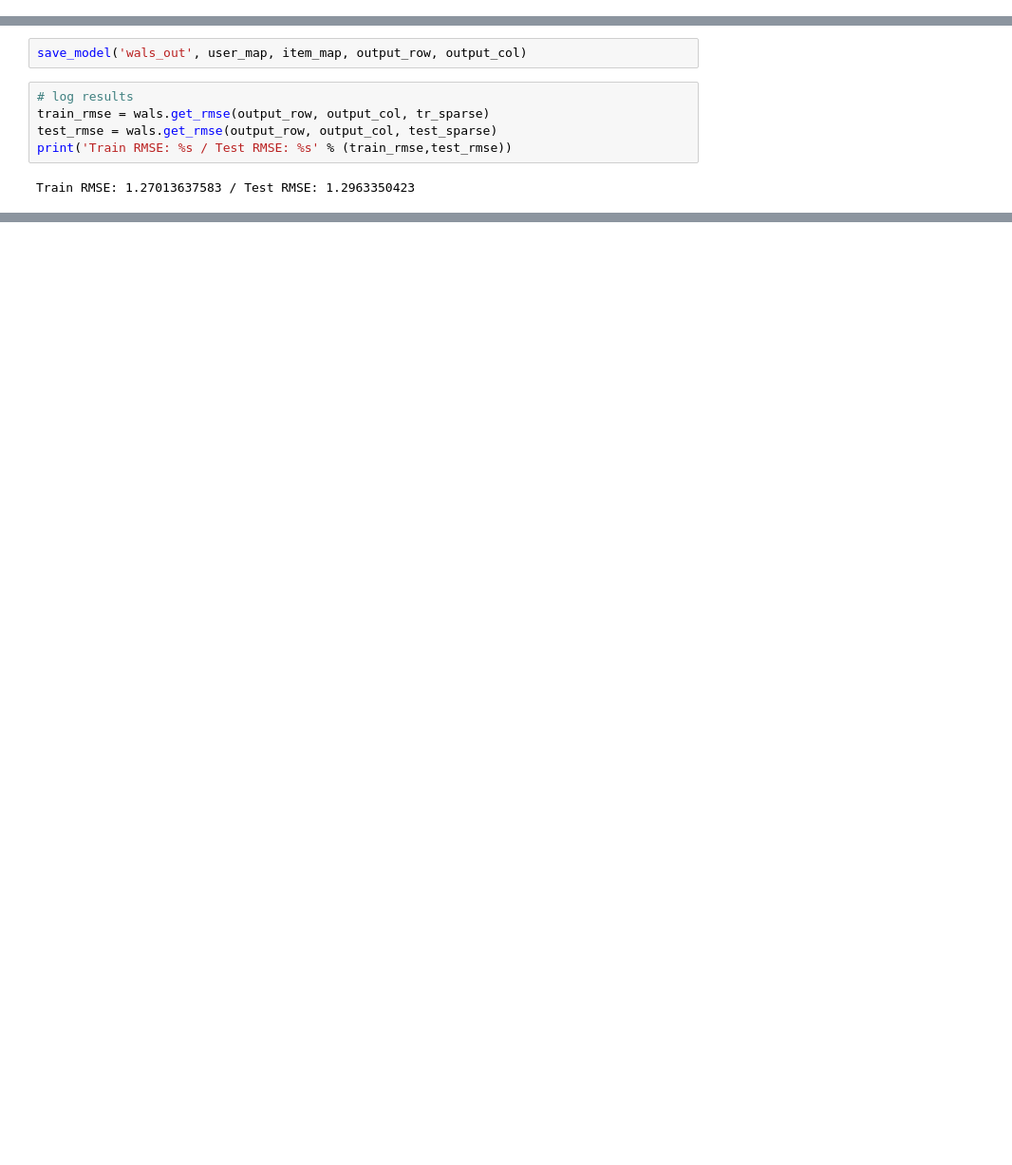
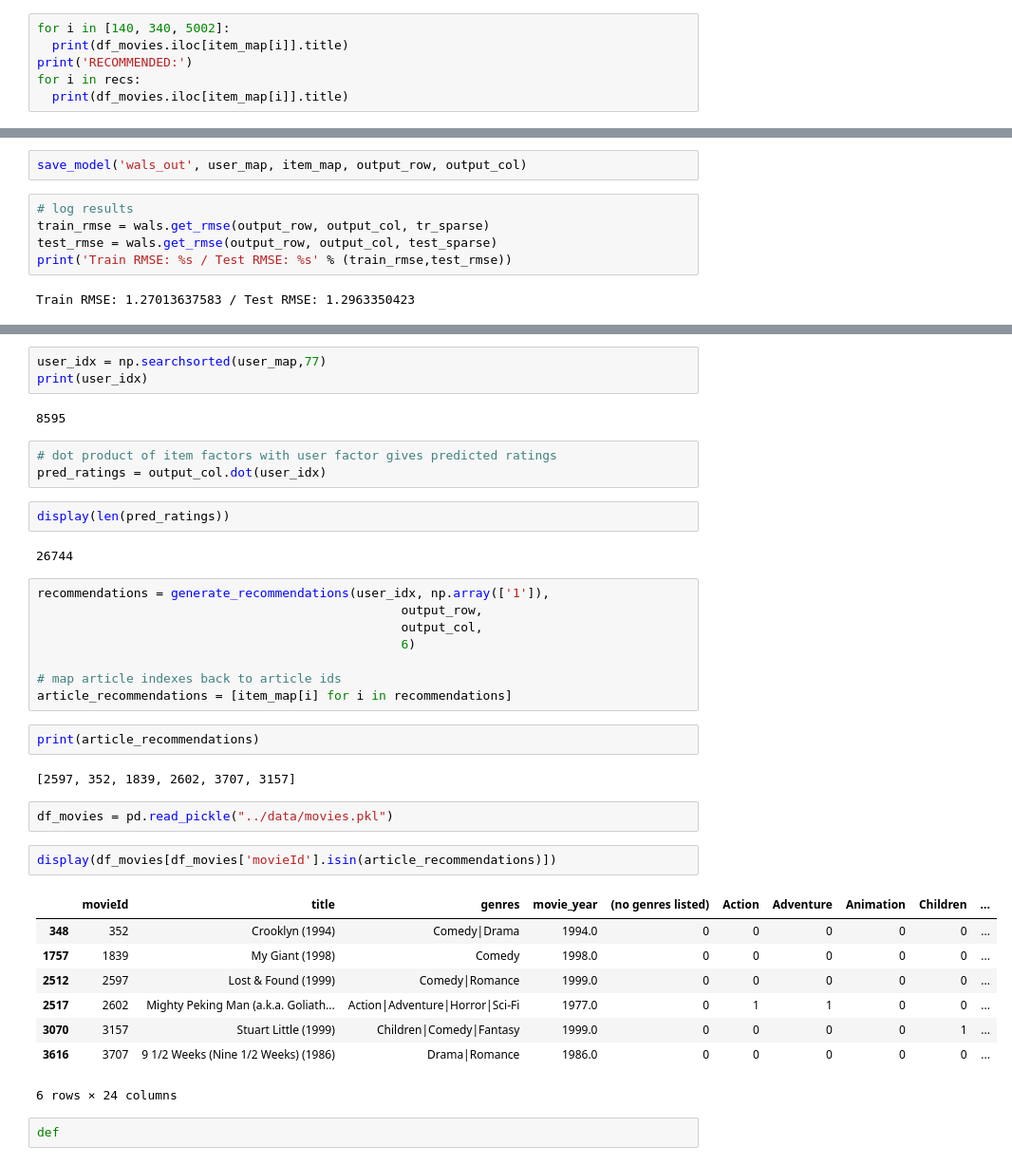
Before and after one commit to AtosCodex/MovieRecommender, a Jupyter notebook: wals_example/Wals Example.ipynb, the cells around one changed output, grey strips where cells are left out. Shown: that part at 95% size. Drawn from its saved outputs; the diff is of its cells as text; blank space fills up the shorter version.

```diff
--- a/wals_example/Wals Example.ipynb
+++ b/wals_example/Wals Example.ipynb
@@ -421,0 +453,6 @@ INFO:tensorflow:Train Finish: 2018-11-15 00:10:35
+# %%
+for i in [140, 340, 5002]:
+  print(df_movies.iloc[item_map[i]].title)
+print('RECOMMENDED:')
+for i in recs:
+  print(df_movies.iloc[item_map[i]].title)
@@ -465,0 +535,39 @@ Train RMSE: 1.27013637583 / Test RMSE: 1.2963350423
+# %%
+user_idx = np.searchsorted(user_map,77)
+print(user_idx)
+# %% [output]
+8595
+# %%
+# dot product of item factors with user factor gives predicted ratings
+pred_ratings = output_col.dot(user_idx)
+# %%
+display(len(pred_ratings))
+# %% [output]
+26744
+# %%
+recommendations = generate_recommendations(user_idx, np.array(['1']),
+                                                 output_row,
+                                                 output_col,
+                                                 6)
+
+# map article indexes back to article ids
+article_recommendations = [item_map[i] for i in recommendations]
+# %%
+print(article_recommendations)
+# %% [output]
+[2597, 352, 1839, 2602, 3707, 3157]
+# %%
+df_movies = pd.read_pickle("../data/movies.pkl")
+# %%
+display(df_movies[df_movies['movieId'].isin(article_recommendations)])
+# %% [output]
+|  | movieId | title | genres | movie_year | (no genres listed) | Action | Adventure | Animation | Children | ... |
+| 348 | 352 | Crooklyn (1994) | Comedy|Drama | 1994.0 | 0 | 0 | 0 | 0 | 0 | ... |
+| 1757 | 1839 | My Giant (1998) | Comedy | 1998.0 | 0 | 0 | 0 | 0 | 0 | ... |
+| 2512 | 2597 | Lost & Found (1999) | Comedy|Romance | 1999.0 | 0 | 0 | 0 | 0 | 0 | ... |
+| 2517 | 2602 | Mighty Peking Man (a.k.a. Goliath... | Action|Adventure|Horror|Sci-Fi | 1977.0 | 0 | 1 | 1 | 0 | 0 | ... |
+| 3070 | 3157 | Stuart Little (1999) | Children|Comedy|Fantasy | 1999.0 | 0 | 0 | 0 | 0 | 1 | ... |
+| 3616 | 3707 | 9 1/2 Weeks (Nine 1/2 Weeks) (1986) | Drama|Romance | 1986.0 | 0 | 0 | 0 | 0 | 0 | ... |
+6 rows × 24 columns
+# %%
+def
```
Also changed, not shown: parts of 20 cells of this notebook, 8 other files.
